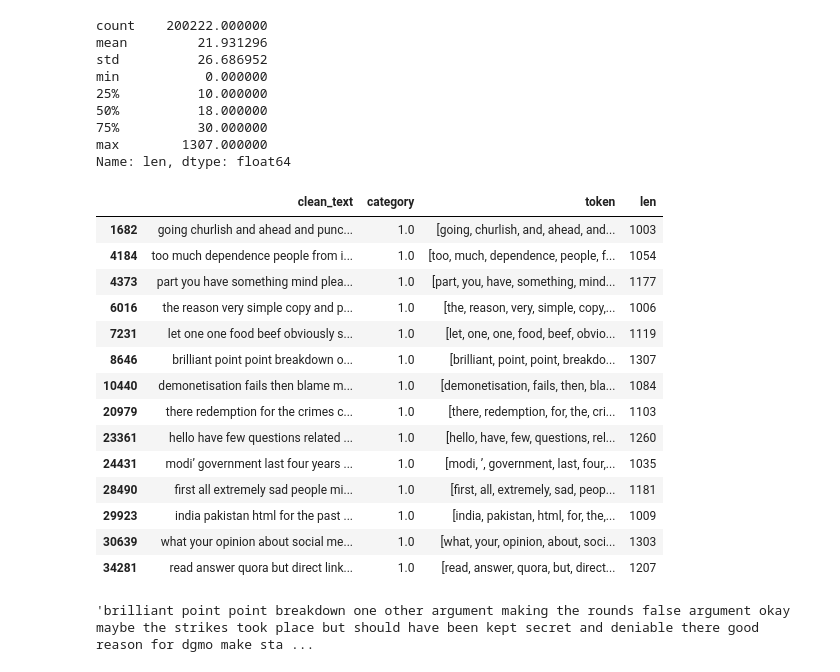
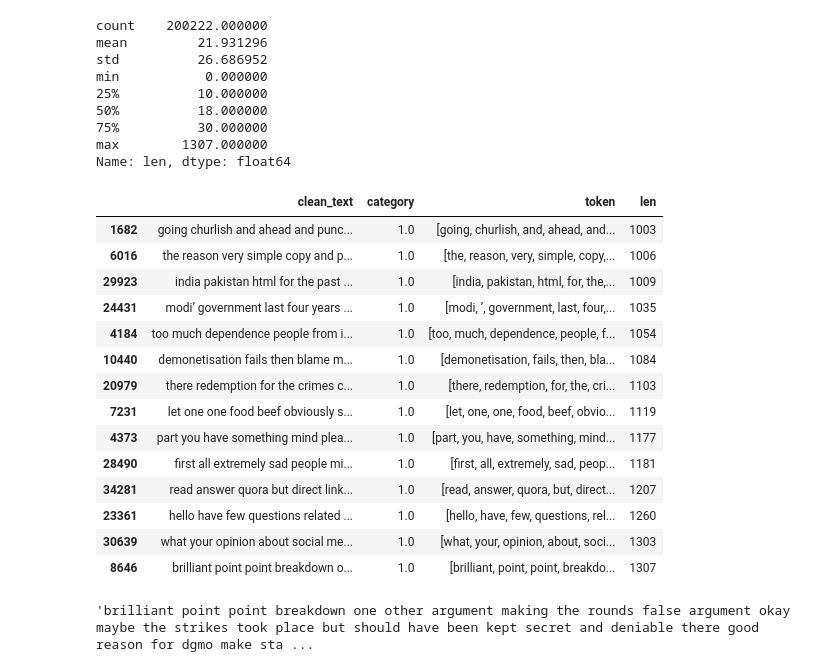
Before and after one commit to vin-rmdn/cancelled, a Jupyter notebook: notebook/Sentiment_Analyis.ipynb, the cells around one changed output. Cells and saved outputs as stored; diff of their text form; code cells hidden in the pictures.

```diff
--- a/notebook/Sentiment_Analyis.ipynb
+++ b/notebook/Sentiment_Analyis.ipynb
@@ -101,23 +86,23 @@ min           0.000000
 max        1307.000000
 Name: len, dtype: float64
 # %%
-df[df['len'] > 1000]
+df[df['len'] > 1000].sort_values('len')
 # %% [output]
 |  | clean_text | category | token | len |
 | 1682 | going churlish and ahead and punc... | 1.0 | [going, churlish, and, ahead, and... | 1003 |
+| 6016 | the reason very simple copy and p... | 1.0 | [the, reason, very, simple, copy,... | 1006 |
+| 29923 | india pakistan html for the past ... | 1.0 | [india, pakistan, html, for, the,... | 1009 |
+| 24431 | modi’ government last four years ... | 1.0 | [modi, ’, government, last, four,... | 1035 |
 | 4184 | too much dependence people from i... | 1.0 | [too, much, dependence, people, f... | 1054 |
-| 4373 | part you have something mind plea... | 1.0 | [part, you, have, something, mind... | 1177 |
-| 6016 | the reason very simple copy and p... | 1.0 | [the, reason, very, simple, copy,... | 1006 |
-| 7231 | let one one food beef obviously s... | 1.0 | [let, one, one, food, beef, obvio... | 1119 |
-| 8646 | brilliant point point breakdown o... | 1.0 | [brilliant, point, point, breakdo... | 1307 |
 | 10440 | demonetisation fails then blame m... | 1.0 | [demonetisation, fails, then, bla... | 1084 |
 | 20979 | there redemption for the crimes c... | 1.0 | [there, redemption, for, the, cri... | 1103 |
+| 7231 | let one one food beef obviously s... | 1.0 | [let, one, one, food, beef, obvio... | 1119 |
+| 4373 | part you have something mind plea... | 1.0 | [part, you, have, something, mind... | 1177 |
+| 28490 | first all extremely sad people mi... | 1.0 | [first, all, extremely, sad, peop... | 1181 |
+| 34281 | read answer quora but direct link... | 1.0 | [read, answer, quora, but, direct... | 1207 |
 | 23361 | hello have few questions related ... | 1.0 | [hello, have, few, questions, rel... | 1260 |
-| 24431 | modi’ government last four years ... | 1.0 | [modi, ’, government, last, four,... | 1035 |
-| 28490 | first all extremely sad people mi... | 1.0 | [first, all, extremely, sad, peop... | 1181 |
-| 29923 | india pakistan html for the past ... | 1.0 | [india, pakistan, html, for, the,... | 1009 |
 | 30639 | what your opinion about social me... | 1.0 | [what, your, opinion, about, soci... | 1303 |
-| 34281 | read answer quora but direct link... | 1.0 | [read, answer, quora, but, direct... | 1207 |
+| 8646 | brilliant point point breakdown o... | 1.0 | [brilliant, point, point, breakdo... | 1307 |
 # %%
 df['clean_text'].iloc[8646]
 # %% [output]
```
Also changed, not shown: parts of 22 cells of this notebook.
